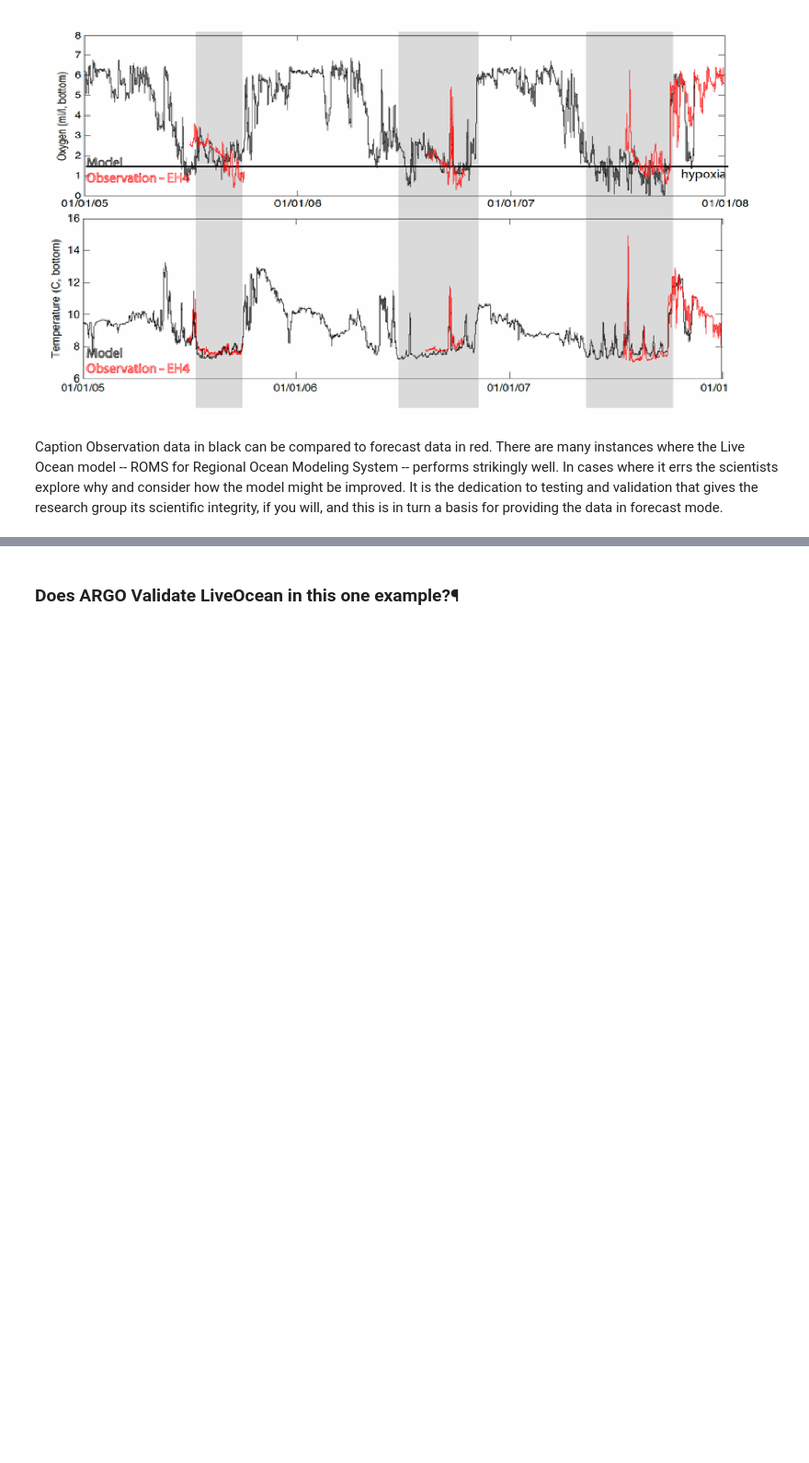
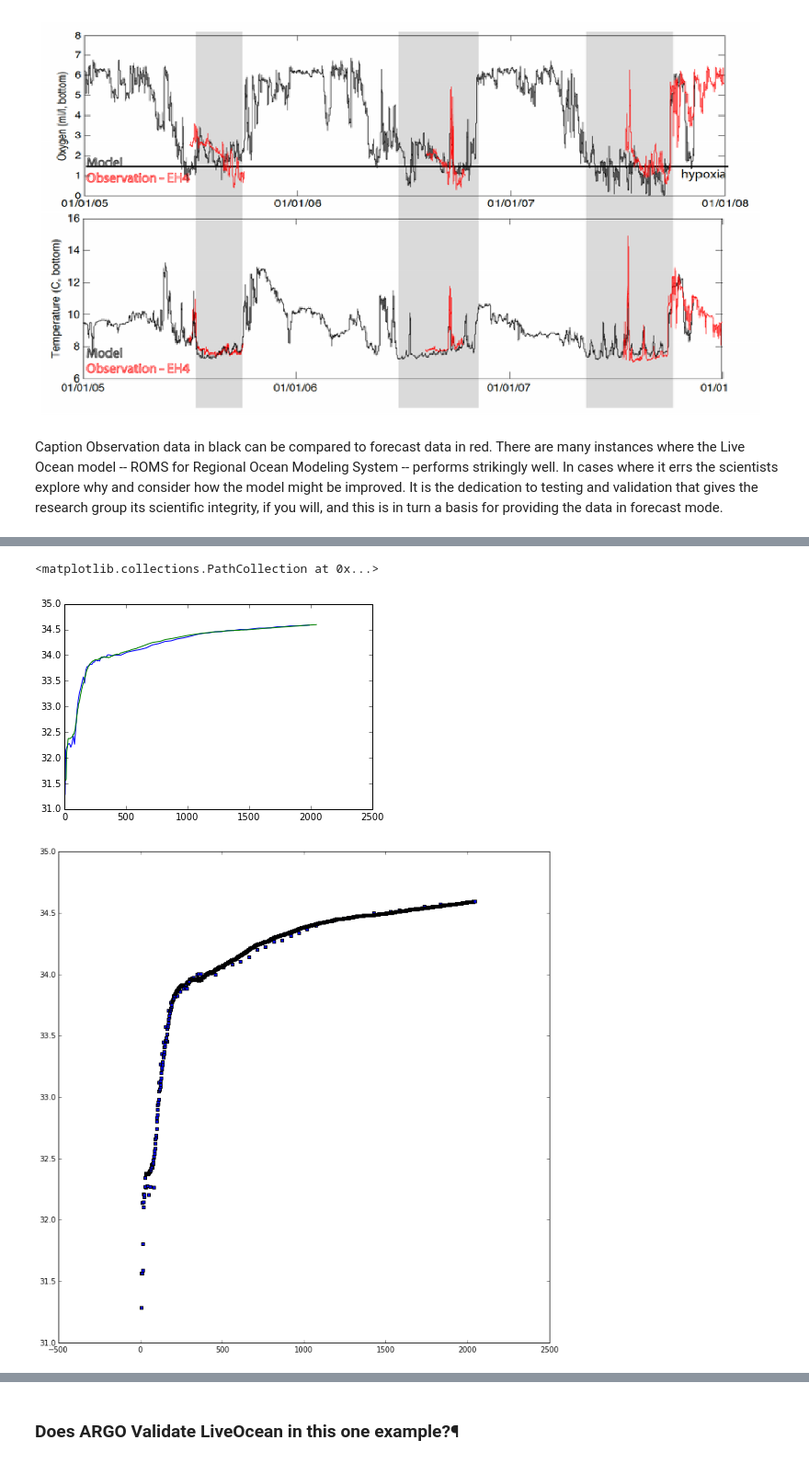
Before and after one commit to robfatland/percival, a Jupyter notebook: IPython Notebooks/Cloud Day Talk.ipynb, the cells around one changed output, grey strips where cells are left out. Shown at 92% size. Cells and saved outputs as stored; diff of their text form; code cells hidden in the pictures; blank space fills up the shorter version.

```diff
--- a/IPython Notebooks/Cloud Day Talk.ipynb
+++ b/IPython Notebooks/Cloud Day Talk.ipynb
@@ -24,3 +12,24 @@ import pandas as pd
+# %%
+# This cell takes care of imports and defines two relative paths needed later
+
+imagepath = '../images/'
+datapath = '../data/'
+
+import numpy as np                                 # numerical python
+import pandas as pd                                # pandas is advanced data manipulation
+from PIL import Image                              # image display
+from matplotlib.pyplot import imshow               # display image
+from numpy import arange
+import matplotlib.pyplot as plt
+
+import urllib                                      # URL Library
+import cStringIO                                   # needs short description kilroy
+import json                                        # parse JSON
+import urlparse                                    # parse URL
+import requests                                    # message passing support
+
+import netCDF4                                     # tools for unpacking NetCDF-format files
+from netCDF4 import Dataset
 # %%
 # Print any plots inline rather than as pop-out windows
 %pylab inline
@@ -319,9 +376,5 @@ First a little jargon:
 # %%
-# The amount of effort to recover this ARGO file is beyond the scope of this talk
-
-import matplotlib
-import netCDF4
-from netCDF4 import *
+# ARGO drifters produce and telemeter data from the earth's oceans.
 
 # How we might explore the netCDF4 Library:
 # print dir(netCDF4)
@@ -330,8 +383,11 @@ from netCDF4 import *
 # Not intended to be an operational conversion constant!
 decibarsToMeters = 1019.977/1000.0
 
-f = Dataset("../data/R5903601_130.nc",'r', Format='NETCDF4')
-g = Dataset("../data/argo-profiles-4901664.nc",'r',Format='NETCDF4')
+# Here are a couple of ARGO profiling files I retrieved
+# The amount of effort to recover them is beyond the scope of this talk
+#   ...however I believe their respective profile data should be comparable.
+f = Dataset(datapath + "R5903601_130.nc",'r', Format='NETCDF4')
+g = Dataset(datapath + "argo-profiles-4901664.nc",'r',Format='NETCDF4')
 
 # From the following two lines I culled out some interesting variables...
 #
@@ -373,7 +429,7 @@ presLabel=u'PRES'
 tempLabel=u'TEMP'
 
 # Provide both the units of measure and the array dimensions for the data
-# print "Here is the first file Kilroy found:"
+# print "Here is from the first file 'f':"
 # print ""
 # print f.variables[psalLabel].units
 # print f.variables[psalLabel].shape
@@ -383,7 +439,7 @@ tempLabel=u'TEMP'
 # print f.variables[tempLabel].shape
 # print ""
 # print ""
-# print "Here is the second file Kilroy found:"
+# print "Here is from the second file 'g':"
 # print ""
 # print g.variables[psalLabel].units
 # print g.variables[psalLabel].shape
@@ -398,36 +454,40 @@ tempLabel=u'TEMP'
 # From the 2-D data we pull 1-D arrays using the wildcard ':' character
 #   This follows after just test-printing everything! [0] is the important stuff
 salinity=f.variables[psalLabel][0,:]
 pressureDecibars=f.variables[presLabel][0,:]
 temperature=f.variables[tempLabel][0,:]
 
 # Using an approximate conversion constant we go from pressure to depth
 depthMeters = pressureDecibars*decibarsToMeters
 
 # Here is the salinity versus depth plot
 # plot(depthMeters,salinity)
 
 # Let's hold off before we do the comparison:
 # plot(myD, myS)
 
 
 # From the 2-D data we pull 1-D arrays using the wildcard ':' character
 #   This follows after just test-printing everything! [0] is the important stuff
 salinity2 = g.variables[psalLabel][0,:]
 pressureDecibars2 = g.variables[presLabel][0,:]
 temperature2 = g.variables[tempLabel][0,:]
 
 # Using an approximate conversion constant we go from pressure to depth
 depthMeters = pressureDecibars*decibarsToMeters
 depthMeters2 = pressureDecibars2*decibarsToMeters
 
-# Here is the salinity versus depth plot
-# plot(depthMeters,salinity)
-# plot(depthMeters2,salinity2)
+# Here is the salinity versus depth plot for the two respective source files f and g
+plot(depthMeters,salinity)
+plot(depthMeters2,salinity2)
 figdim = 12
 figure(figsize=(figdim,figdim))
 scatter(depthMeters, salinity, marker = ',')
 scatter(depthMeters2, salinity2, marker = ',')
+# %% [output]
+<matplotlib.collections.PathCollection at 0x...>
+[figure, added]
+[figure, added]
 # %%
 # This cell determines location and time of the data (irrespective of drift velocity << LiveOcean cell size)
 
```
Also changed, not shown: parts of 33 cells of this notebook, 5 other files.
